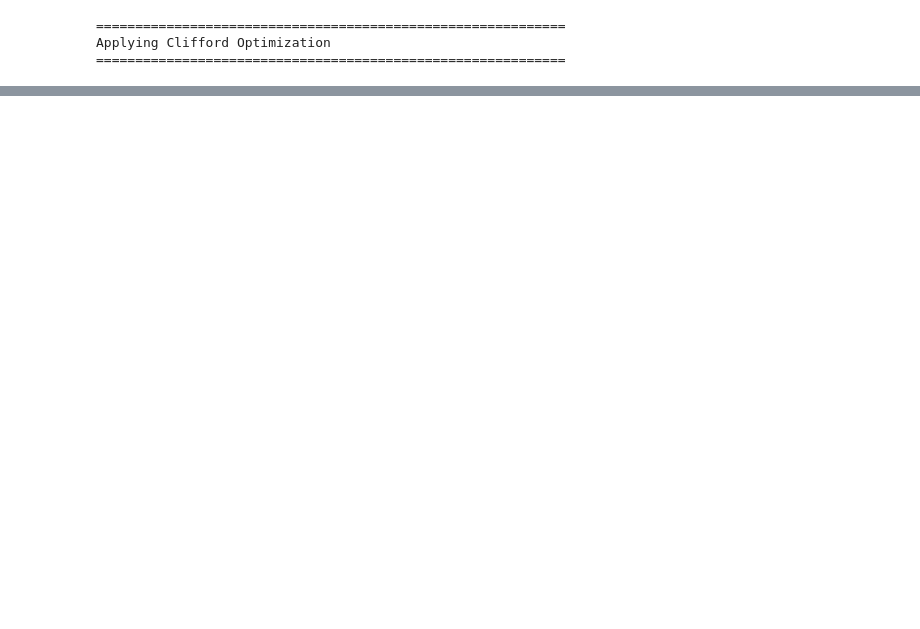
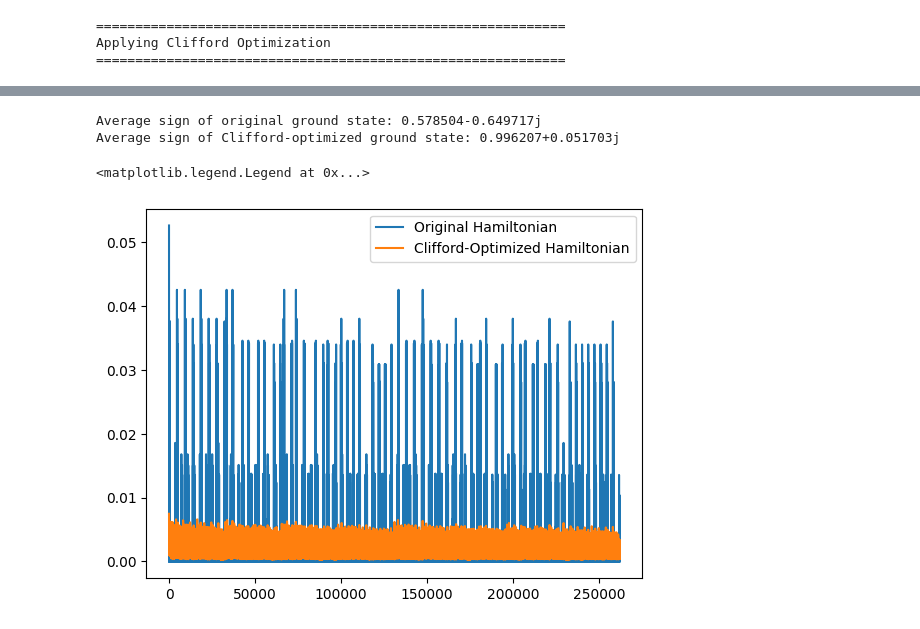
Before and after one commit to NilsNiggemann/DataMiningRBMs, a Jupyter notebook: Netket/CLANQS/Kitaev.ipynb, the cells around one changed output, grey strips where cells are left out. Saved outputs shown, nothing was run; the diff lists cells and outputs as text; code cells hidden in the pictures; blank space fills up the shorter version.

```diff
--- a/Netket/CLANQS/Kitaev.ipynb
+++ b/Netket/CLANQS/Kitaev.ipynb
@@ -657,6 +725,21 @@ if N_sites <= 18:
 
     infidelities_orig = get_infidelity_from_coeffs(coeffs_orig, gs_orig, n_coeffs_list)
     infidelities_cliff = get_infidelity_from_coeffs(coeffs_cliff, gs_cliff, n_coeffs_list)
+# %%
+avg_sgn_orig = np.mean(np.sign(gs_orig))
+avg_sgn_cliff = np.mean(np.sign(gs_cliff))
+print(f"\nAverage sign of original ground state: {avg_sgn_orig:.6f}")
+print(f"Average sign of Clifford-optimized ground state: {avg_sgn_cliff:.6f}")
+
+plt.plot(gs_orig, label="Original Hamiltonian")
+plt.plot(gs_cliff, label="Clifford-Optimized Hamiltonian")
+
+plt.legend()
+# %% [output]
+Average sign of original ground state: 0.578504-0.649717j
+Average sign of Clifford-optimized ground state: 0.996207+0.051703j
+<matplotlib.legend.Legend at 0x...>
+[figure, added]
 # %%
 plt.plot(np.sort(np.abs(gs_orig))[::-1], label="Original Hamiltonian")
 plt.plot(np.sort(np.abs(gs_cliff))[::-1], label="Clifford Hamiltonian")
```
Also changed, not shown: parts of 14 cells of this notebook, 6 other files.
